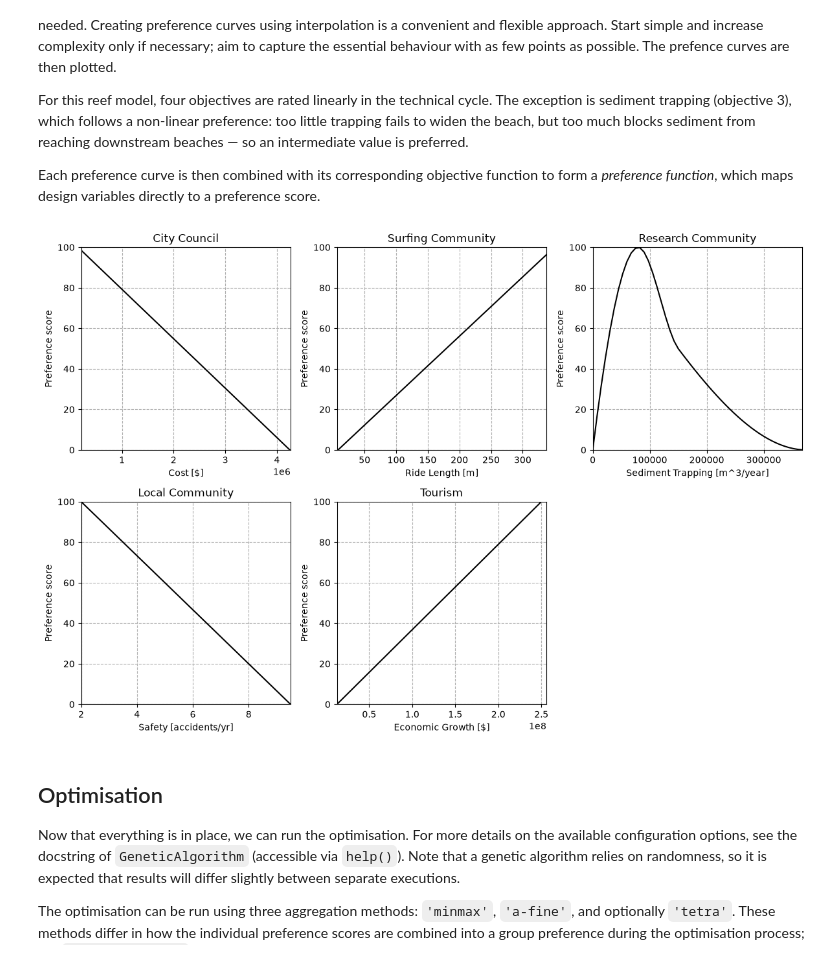
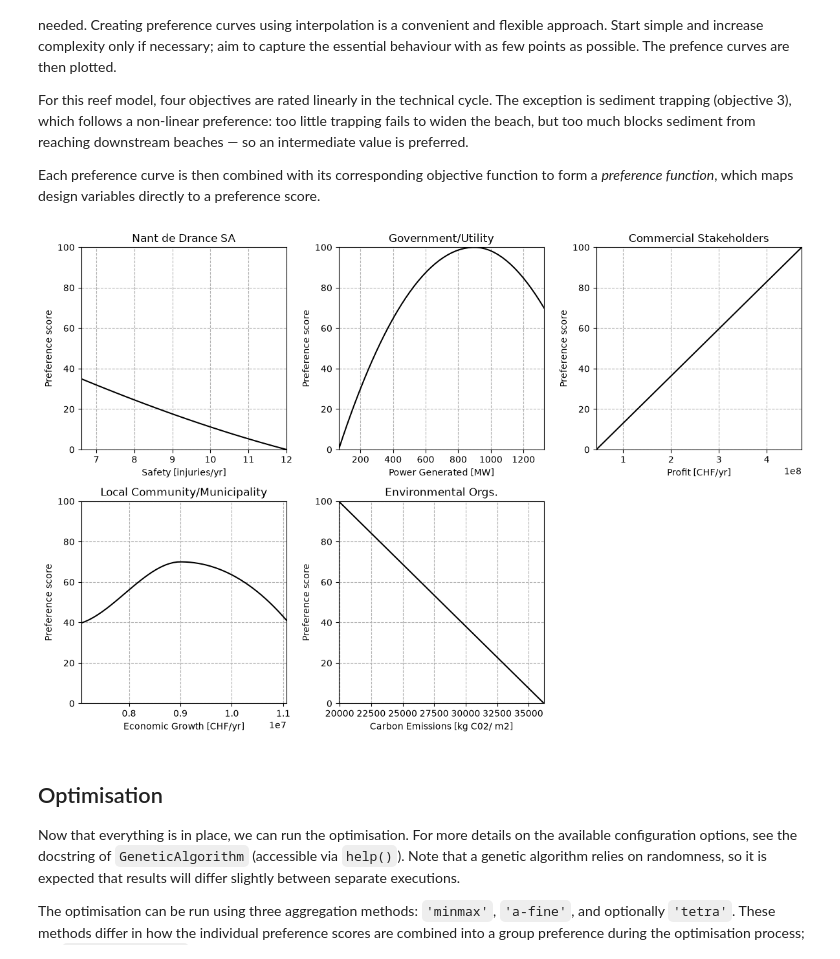
Before and after one commit to PrRamsundersingh/HOS1--CIEM0000-Interdisciplinary-Mechanics, a Jupyter notebook: EXAMPLE_Artificial_Reef.ipynb, the cells around one changed output. Cells and saved outputs as stored; diff of their text form; code cells hidden in the pictures.

```diff
--- a/EXAMPLE_Artificial_Reef.ipynb
+++ b/EXAMPLE_Artificial_Reef.ipynb
@@ -62,20 +62,20 @@ Each variable is assigned bounds that reflect physically meaningful and feasible
 # %%
 # Define the names of variables for later use in plotting and analysis
 design_variables = (
-    ('x1', 'Reef length',           'm'),
-    ('x2', 'Depth below sea level', 'm'),
-    ('x3', 'Reef peel angle',       '°'),
-    ('x4', 'Distance to shore',     'm')
+    ('x1', 'Dam Height',           'm'),
+    ('x2', 'Reservoir Volume', 'm3'),
+    ('x3', 'Energy Generators',       '-'),
+    ('x4', 'Head Difference',     'm')
 )
 
 # set bounds for all variables
-b1 = [30, 450]      # x1
-b2 = [0.5, 3]       # x2
-b3 = [30, 90]       # x3
-b4 = [30, 750]      # x4
+b1 = [55, 100]      # x1
+b2 = [13.8e6, 40e6]   # x2
+b3 = [1, 10]       # x3
+b4 = [250, 500]      # x4
 bounds = [b1, b2, b3, b4]
 
-X_irl = [270, 2.5, 63, 450]
+X_irl = [76.5, 25e6, 6, 425]
 plot_irl = True  # Can be true or False, depending on whether you want to plot the IRL point or not
 # %% [markdown]
 ## Constraints
@@ -286,15 +304,15 @@ prefs_before = [[[150000, 4250000],             [100, 0]],          # preference
                 [[8, 350],                      [0, 100]],          # preference ride length
                 [[0, 80000, 150000, 375000],    [0, 100, 50, 0]],   # preference sediment trapping
                 [[2, 9.5],                      [100, 0]],          # preference safety
-                [[12500000, 250000000],                [0, 100]]]          # preference economic growth
+                [[12500000, 250000000],                [0, 100]]]   # preference economic growth
 
-pref_after = [[[150000, 2000000, 4250000],      [100, 80, 0]],
-                [[8, 120, 350],                 [0, 60, 100]],
-                [[0, 80000, 150000, 375000],    [0, 100, 50, 0]],
-                [[2, 9.5],                      [100, 0]],
-                [[12500000, 250000000],                [0, 100]]]
+pref_after = [[[0, 6.6, 12],                      [100, 35, 0]],            #Safety
+                [[66.3, 900, 1326.1],                 [0, 100, 70]],      #Power Generated
+                [[44000000, 473000000],             [0, 100]],          #Profit
+                [[0, 7100000, 9000000, 11100000],                [0, 40, 70, 40]],   #Economic Growth
+                [[19920, 36219],                [100, 0]]]   #Carbon Emission
 
-prefs = prefs_before  # set to which preferences to use
+prefs = pref_after  # set to which preferences to use
 
 
 # Preference curve values for plotting
@@ -347,34 +365,34 @@ def pref_func_4(x1, x2, x3, x4):
 
 def pref_func_5(x1, x2, x3, x4):
     econ = objective_function_5(x1, x2, x3, x4)
     return pchip_interpolate(prefs[4][0], prefs[4][1], econ)
 
 pref_funcs = [pref_func_1, pref_func_2, pref_func_3, pref_func_4, pref_func_5]  # list of preference functions for easier handling
 
 
 def objective(variables):
     """
     Objective function that is fed to the GA. Calles the separate preference functions that are declared above.
 
     :param variables: array with design variable values per member of the population. Can be split by using array
     slicing
     :return: 1D-array with aggregated preference scores for the members of the population.
     """
     x1 = variables[:, 0]
     x2 = variables[:, 1]
     x3 = variables[:, 2]
     x4 = variables[:, 3]
 
     # calculate the preference scores
     p_1 = pref_func_1(x1, x2, x3, x4)
     p_2 = pref_func_2(x1, x2, x3, x4)
     p_3 = pref_func_3(x1, x2, x3, x4)
     p_4 = pref_func_4(x1, x2, x3, x4)
     p_5 = pref_func_5(x1, x2, x3, x4)
 
     return weights, [p_1, p_2, p_3, p_4, p_5]
 # %% [output]
-[figure, old version]
+[figure, new version]
 # %% [markdown]
 ## Optimisation
 
```
Also changed, not shown: parts of 9 cells of this notebook.
